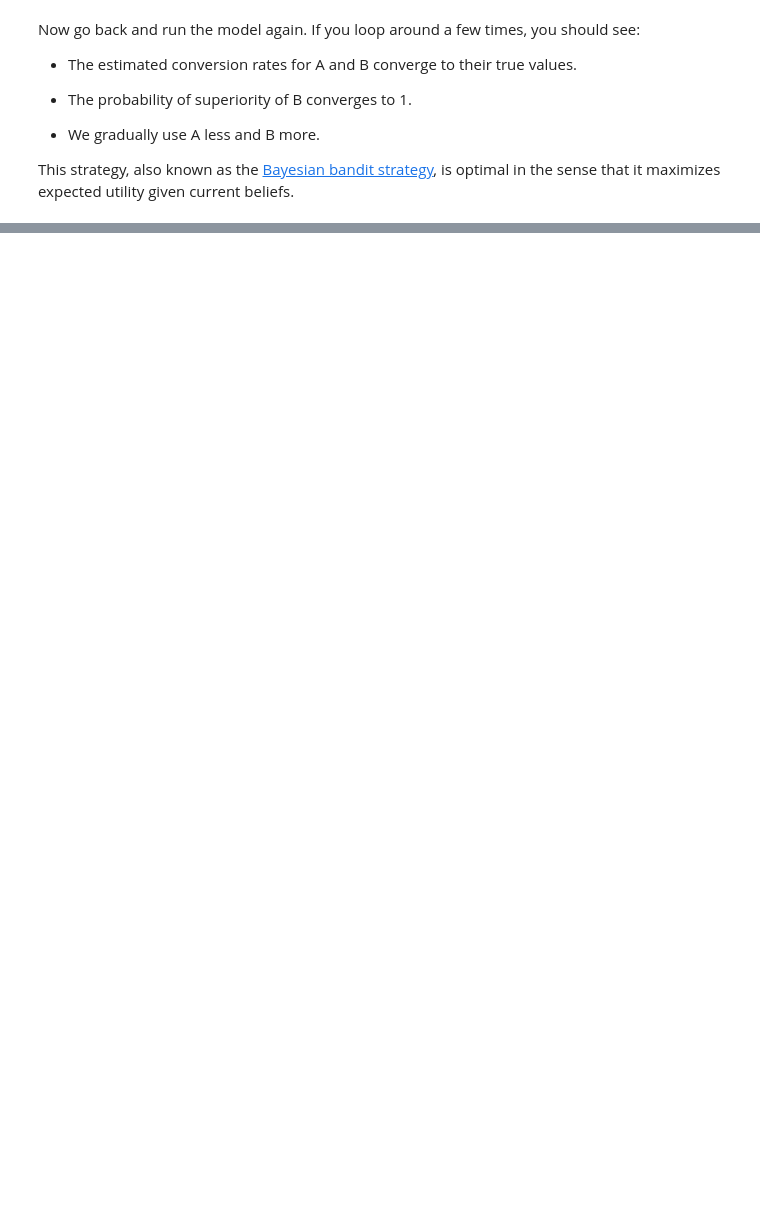
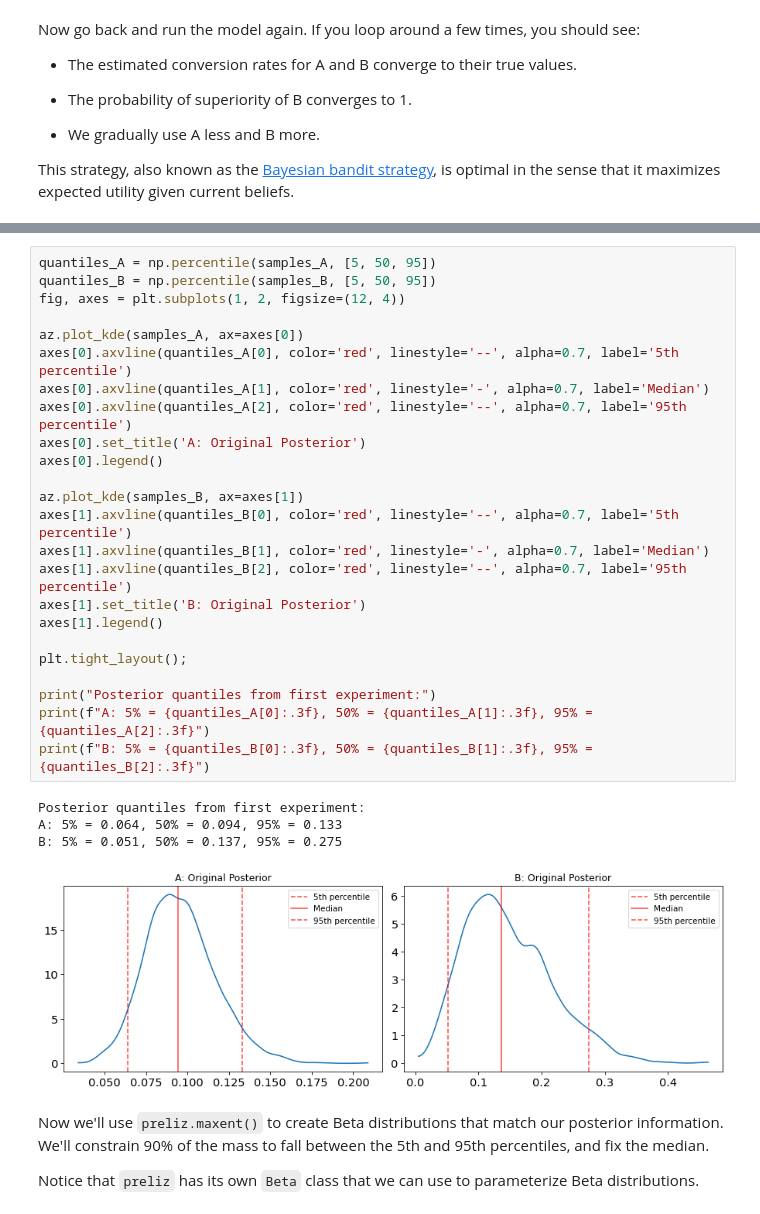
Before and after one commit to pymc-labs/ai_decision_workshop, a Jupyter notebook: soln/02_bayesian_bandits.ipynb, the cells around one changed output, grey strips where cells are left out. Cells and saved outputs as stored; diff of their text form; blank space fills up the shorter version.

```diff
--- a/soln/02_bayesian_bandits.ipynb
+++ b/soln/02_bayesian_bandits.ipynb
@@ -218,0 +225,33 @@ This strategy, also known as the [Bayesian bandit strategy](https://en.wikipedia
+# %%
+quantiles_A = np.percentile(samples_A, [5, 50, 95])
+quantiles_B = np.percentile(samples_B, [5, 50, 95])
+fig, axes = plt.subplots(1, 2, figsize=(12, 4))
+
+az.plot_kde(samples_A, ax=axes[0])
+axes[0].axvline(quantiles_A[0], color='red', linestyle='--', alpha=0.7, label='5th percentile')
+axes[0].axvline(quantiles_A[1], color='red', linestyle='-', alpha=0.7, label='Median')
+axes[0].axvline(quantiles_A[2], color='red', linestyle='--', alpha=0.7, label='95th percentile')
+axes[0].set_title('A: Original Posterior')
+axes[0].legend()
+
+az.plot_kde(samples_B, ax=axes[1])
+axes[1].axvline(quantiles_B[0], color='red', linestyle='--', alpha=0.7, label='5th percentile')
+axes[1].axvline(quantiles_B[1], color='red', linestyle='-', alpha=0.7, label='Median')
+axes[1].axvline(quantiles_B[2], color='red', linestyle='--', alpha=0.7, label='95th percentile')
+axes[1].set_title('B: Original Posterior')
+axes[1].legend()
+
+plt.tight_layout();
+
+print("Posterior quantiles from first experiment:")
+print(f"A: 5% = {quantiles_A[0]:.3f}, 50% = {quantiles_A[1]:.3f}, 95% = {quantiles_A[2]:.3f}")
+print(f"B: 5% = {quantiles_B[0]:.3f}, 50% = {quantiles_B[1]:.3f}, 95% = {quantiles_B[2]:.3f}")
+# %% [output]
+Posterior quantiles from first experiment:
+A: 5% = 0.064, 50% = 0.094, 95% = 0.133
+B: 5% = 0.051, 50% = 0.137, 95% = 0.275
+[figure, added]
+# %% [markdown]
+Now we'll use `preliz.maxent()` to create Beta distributions that match our posterior information. We'll constrain 90% of the mass to fall between the 5th and 95th percentiles, and fix the median.
+
+Notice that  `preliz` has its own `Beta` class that we can use to parameterize Beta distributions.
```
Also changed, not shown: parts of 30 cells of this notebook, 1 other file.
